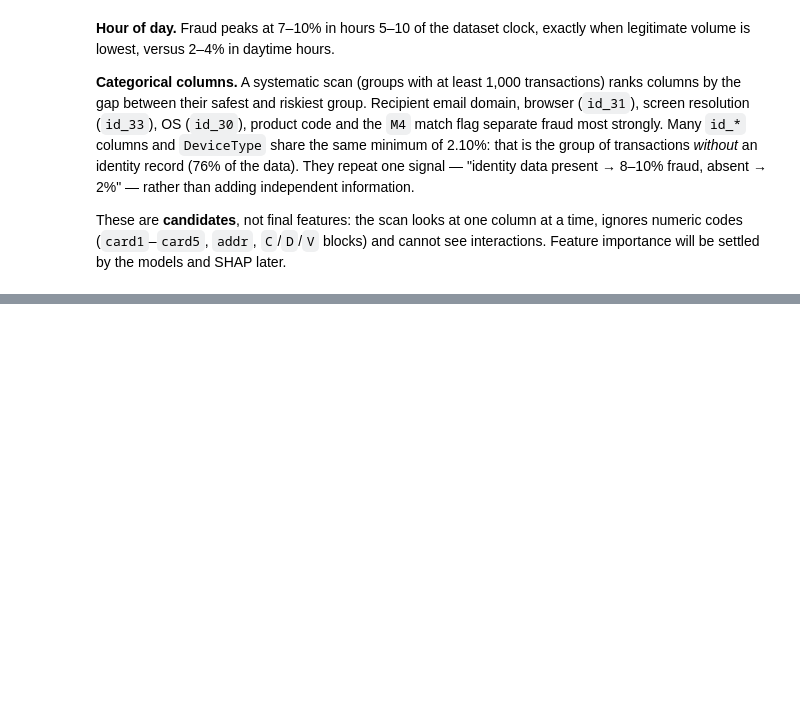
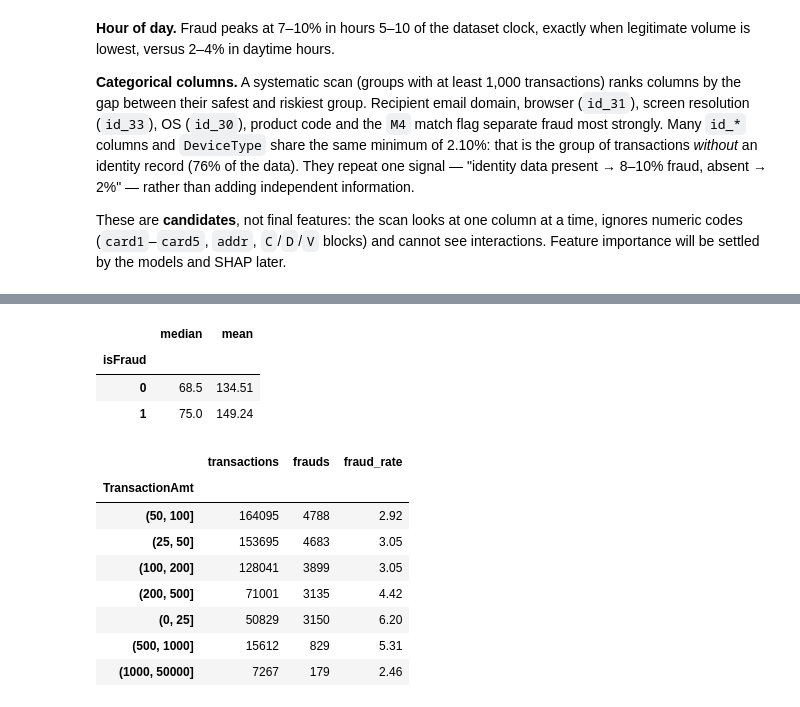
Before and after one commit to KrisTinaShch/fraud-risk-scoring, a Jupyter notebook: notebooks/01_eda.ipynb, the cells around one changed output, grey strips where cells are left out. Saved outputs shown, nothing was run; the diff lists cells and outputs as text; code cells hidden in the pictures; blank space fills up the shorter version.

Commit message:
Add missing values and transaction amount analysis to EDA notebook

```diff
--- a/notebooks/01_eda.ipynb
+++ b/notebooks/01_eda.ipynb
@@ -318,0 +365,3 @@ the models and SHAP later.
+# %%
+amount = train['TransactionAmt']
+amount.describe(percentiles=[0.5, 0.9, 0.99]).round(2)
@@ -318,0 +388,20 @@ the models and SHAP later.
+# %%
+train.groupby("isFraud")["TransactionAmt"].agg(["median", "mean"]).round(2)
+# %% [output]
+|  | median | mean |
+| isFraud |  |  |
+| 0 | 68.5 | 134.51 |
+| 1 | 75.0 | 149.24 |
+# %%
+amount_bin = pd.cut(amount,bins=[0,25,50,100,200,500,1000,50000])
+fraud_by(amount_bin)
+# %% [output]
+|  | transactions | frauds | fraud_rate |
+| TransactionAmt |  |  |  |
+| (50, 100] | 164095 | 4788 | 2.92 |
+| (25, 50] | 153695 | 4683 | 3.05 |
+| (100, 200] | 128041 | 3899 | 3.05 |
+| (200, 500] | 71001 | 3135 | 4.42 |
+| (0, 25] | 50829 | 3150 | 6.20 |
+| (500, 1000] | 15612 | 829 | 5.31 |
+| (1000, 50000] | 7267 | 179 | 2.46 |
```
Also changed, not shown: parts of 11 cells of this notebook.
